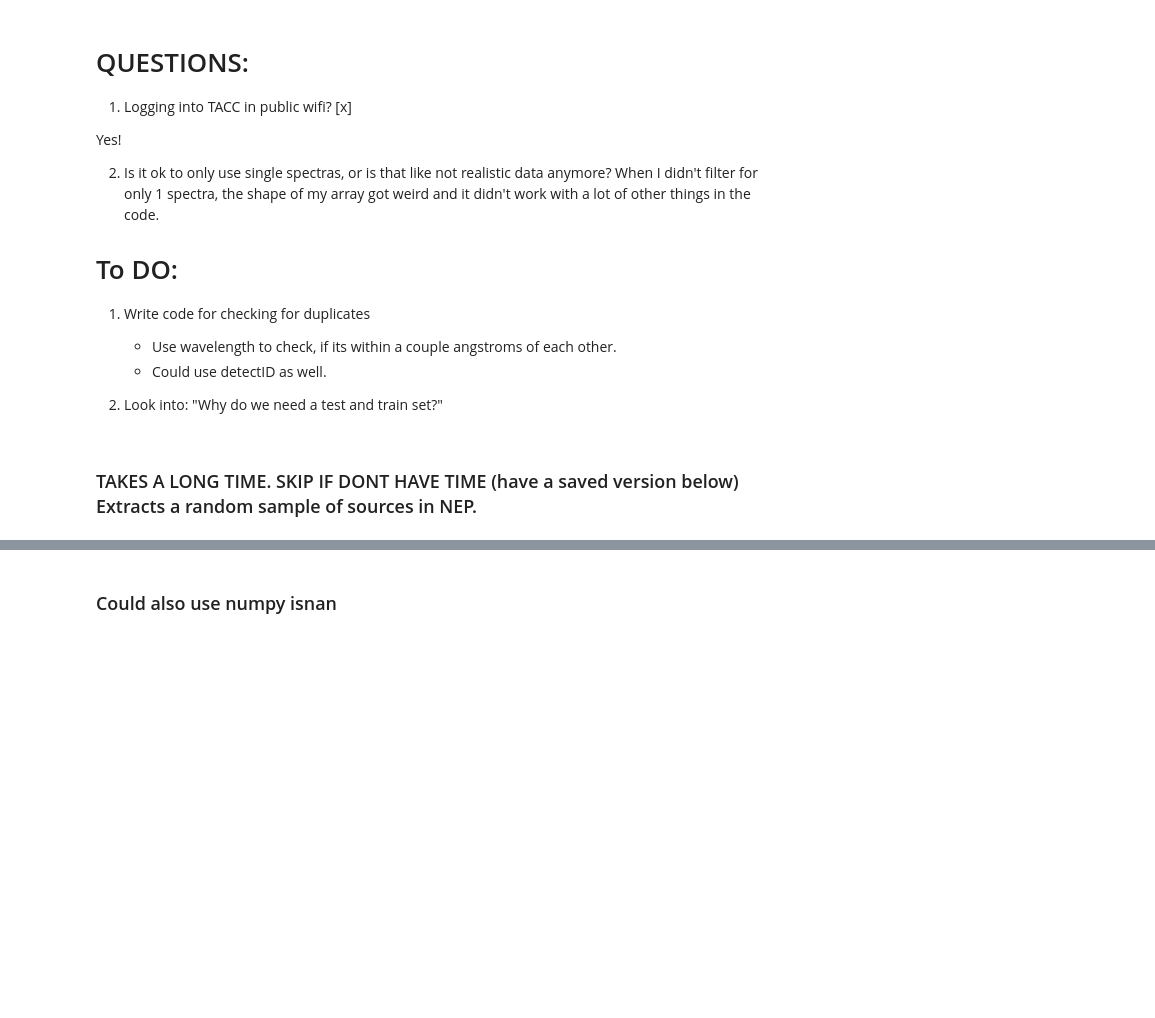
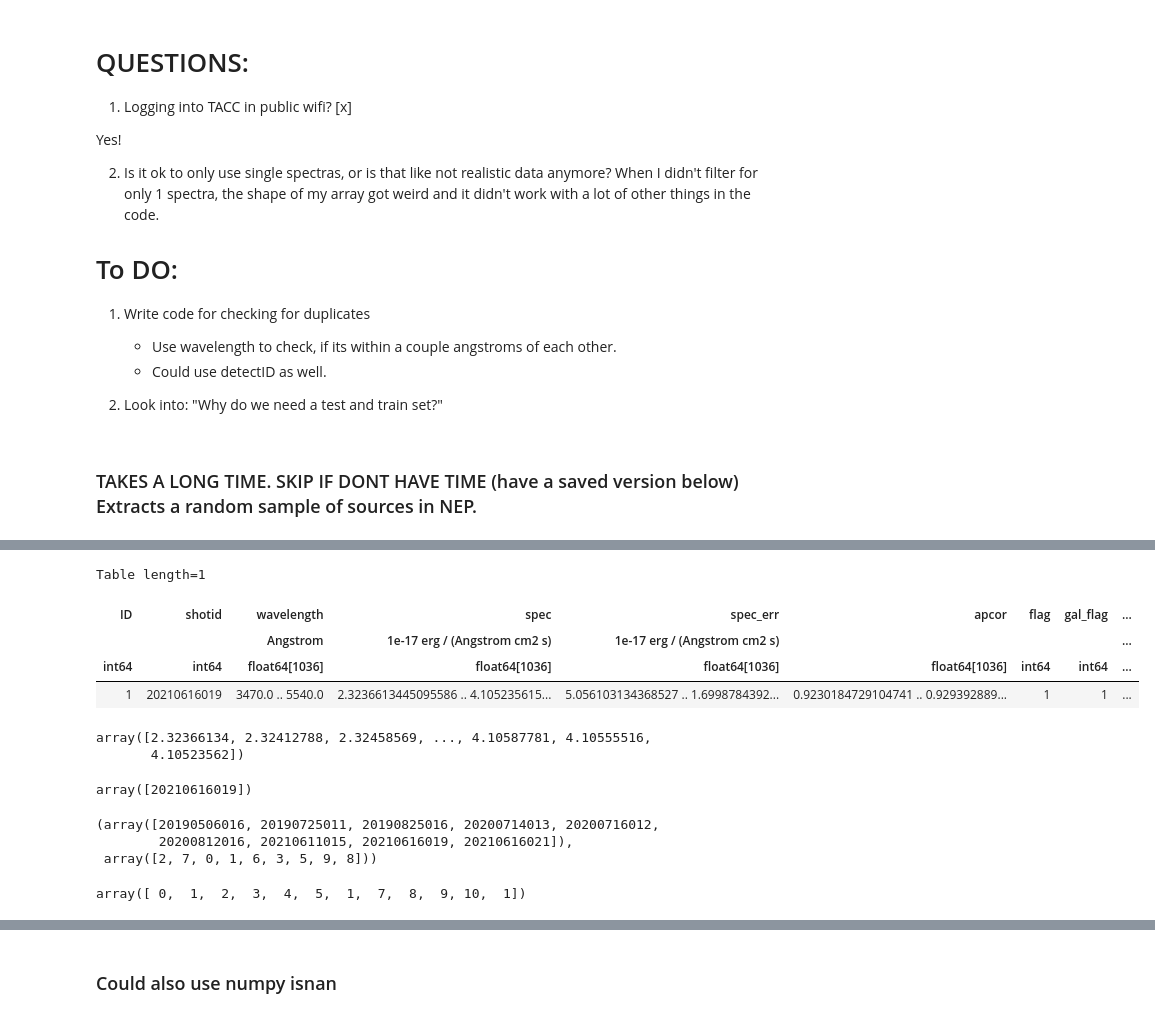
Before and after one commit to nickdavila/LAE-ML-Classification, a Jupyter notebook: Modified_ValentinaAutoEnc.ipynb, the cells around one changed output, grey strips where cells are left out. Saved outputs shown, nothing was run; the diff lists cells and outputs as text; code cells hidden in the pictures; blank space fills up the shorter version.

Commit message:
Update Modified_ValentinaAutoEnc.ipynb
Added notes on checking for duplicates and worked on code for such

```diff
--- a/Modified_ValentinaAutoEnc.ipynb
+++ b/Modified_ValentinaAutoEnc.ipynb
@@ -104,3 +104,37 @@ Yes!
 2. Look into: "Why do we need a test and train set?"
 # %% [markdown]
 ### TAKES A LONG TIME. SKIP IF DONT HAVE TIME (have a saved version below) Extracts a random sample of sources in NEP.
+# %%
+# make it 1300, will take a very long time to run!
+# making it 1300 because I will later check for duplicates! Want to make sure I have some wiggle room and don't go under 1000
+    # Use wavelength to check, if its within a couple angstroms of each other.
+    # Could use detectID as well.
+samples_amount = 10
+
+# Initialize my 2d list which will later be turned into an array
+# the range is just how many columns (I THINK DOUBLE CHECK THIS)
+random_nep_LS = [[0] * 1 for i in range(samples_amount)]
+
+shotid_LS = [0 * 1 for i in range(samples_amount)]
+
+counter = 0
+
+while counter < samples_amount:
+    #pick a random coordinate from the skycoord object
+    random_coord = hdr3_skycoords[random.randint(0, hdr3_skycoords.size)]
+    # extract spectra at this random coordinate and append to list, can't append to np array because of
+    # data type issues will convert to array after loop!
+    extraction = get_spectra(random_coord)
+
+    if len(extraction) == 1:
+
+        squeezed_extraction = np.squeeze(extraction['spec'].value)
+        random_nep_LS[counter] = squeezed_extraction
+        shotid_LS[counter] = extraction['shotid'].value
+
+        counter += 1
+    else:
+        continue
+
+random_nep_spectra = np.array(random_nep_LS)
+random_nep_shotids = np.array(shotid_LS)
@@ -106,0 +159,23 @@ Yes!
+# %%
+extraction
+# %% [output]
+Table length=1
+| ID | shotid | wavelength | spec | spec_err | apcor | flag | gal_flag | ... |
+|  |  | Angstrom | 1e-17 erg / (Angstrom cm2 s) | 1e-17 erg / (Angstrom cm2 s) |  |  |  | ... |
+| int64 | int64 | float64[1036] | float64[1036] | float64[1036] | float64[1036] | int64 | int64 | ... |
+| 1 | 20210616019 | 3470.0 .. 5540.0 | 2.3236613445095586 .. 4.105235615... | 5.056103134368527 .. 1.6998784392... | 0.9230184729104741 .. 0.929392889... | 1 | 1 | ... |
+# %%
+random_nep_spectra[9]
+# %% [output]
+array([2.32366134, 2.32412788, 2.32458569, ..., 4.10587781, 4.10555516,
+       4.10523562])
+# %%
+random_nep_shotids[9]
+# %% [output]
+array([20210616019])
+# %%
+np.unique(random_nep_shotids, return_index = True)
+# %% [output]
+(array([20190506016, 20190725011, 20190825016, 20200714013, 20200716012,
+        20200812016, 20210611015, 20210616019, 20210616021]),
+ array([2, 7, 0, 1, 6, 3, 5, 9, 8]))
@@ -106,0 +184,4 @@ Yes!
+# %%
+arr
+# %% [output]
+array([ 0,  1,  2,  3,  4,  5,  1,  7,  8,  9, 10,  1])
```
Also changed, not shown: parts of 16 cells of this notebook.
